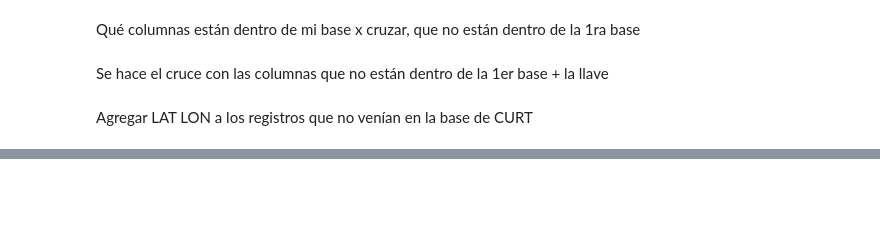
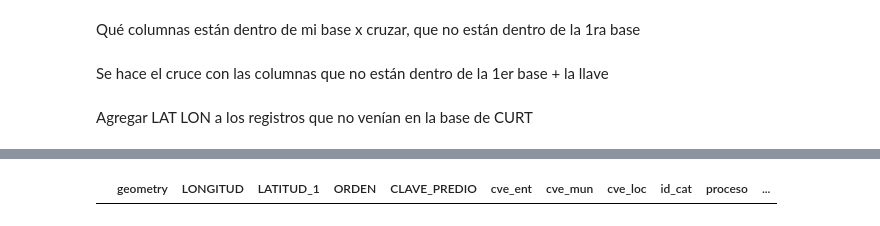
Before and after one commit to DiosLara/Newst_codes, a Jupyter notebook: preparacion_datos/cruces_predialxagua.ipynb, the cells around one changed output, grey strips where cells are left out. Drawn from its saved outputs; the diff is of its cells as text; code cells hidden in the pictures; blank space fills up the shorter version.

```diff
--- a/preparacion_datos/cruces_predialxagua.ipynb
+++ b/preparacion_datos/cruces_predialxagua.ipynb
@@ -194,0 +279,4 @@ df_final_catastro = post_points_catastro(PATH_BASE, PATH_SHP, task_chunks)
+# %%
+df_final_catastro
+# %% [output]
+|  | geometry | LONGITUD | LATITUD_1 | ORDEN | CLAVE_PREDIO | cve_ent | cve_mun | cve_loc | id_cat | proceso | ... |
```
Also changed, not shown: parts of 13 cells of this notebook, 2 other files.
